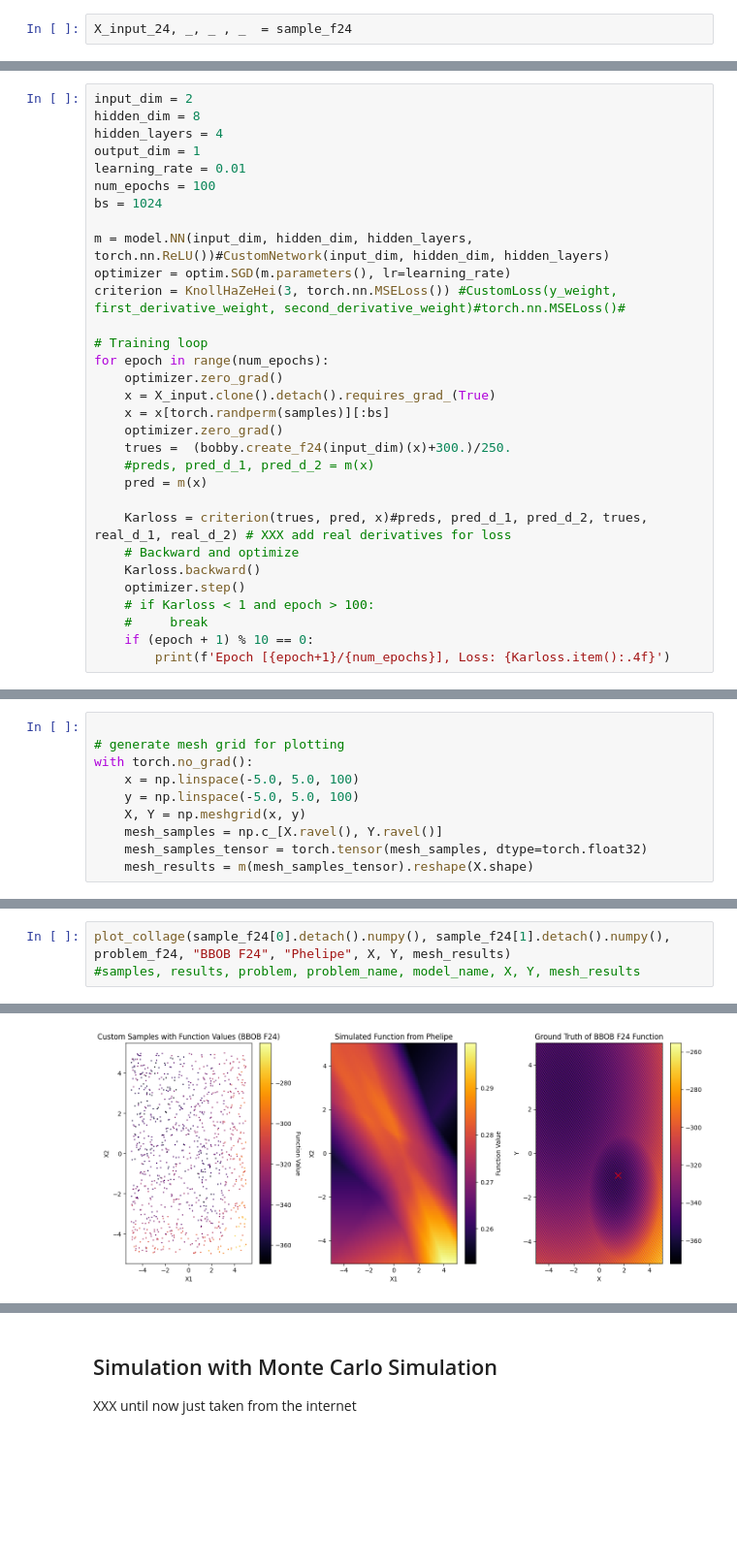
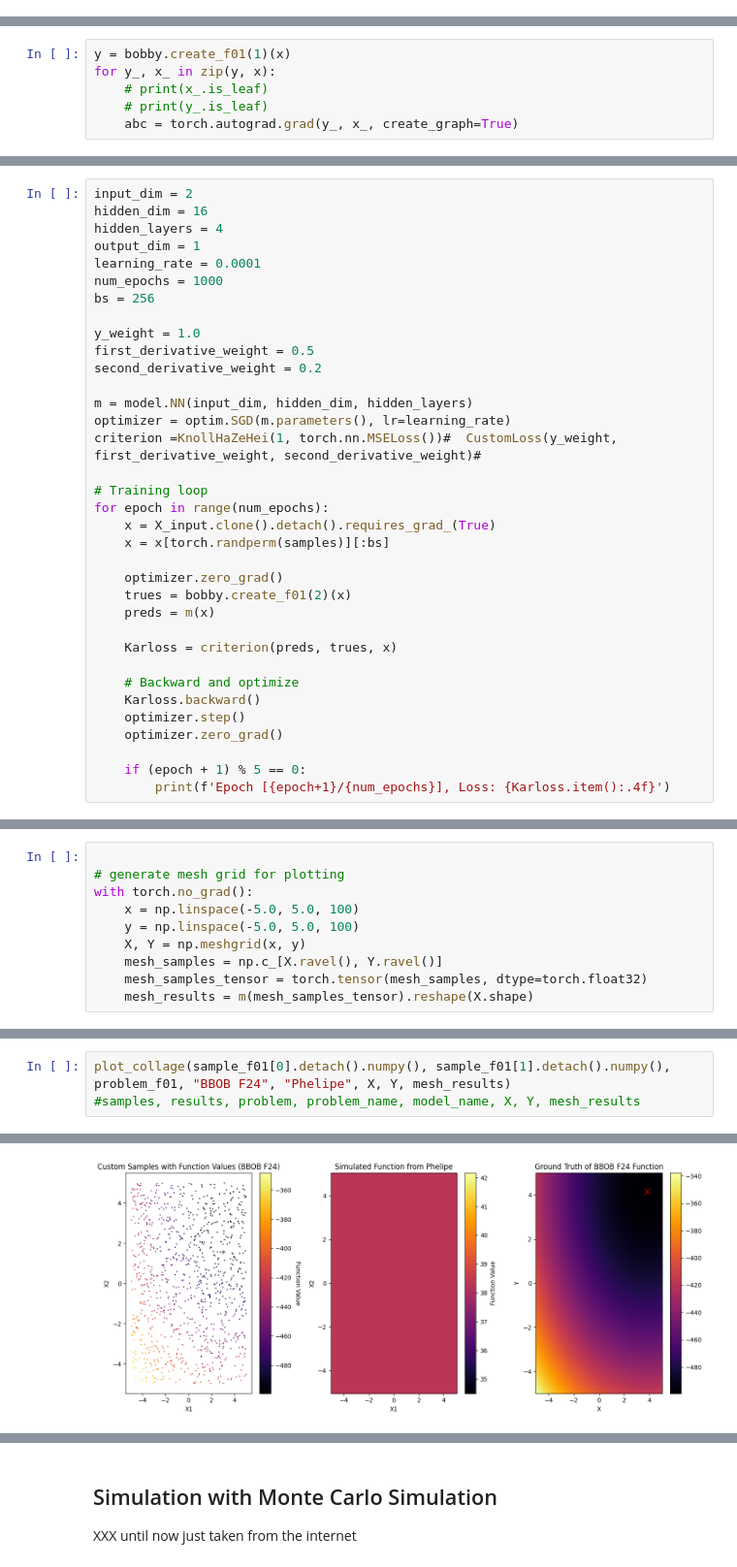
Before and after one commit to mo374z/OptimizationTestfunctionGeneration, a Jupyter notebook: main/function_simulation.ipynb, the cells around one changed output, grey strips where cells are left out. Shown at 97% size. Cells and saved outputs as stored; diff of their text form; blank space fills up the shorter version.

```diff
--- a/main/function_simulation.ipynb
+++ b/main/function_simulation.ipynb
@@ -59,5 +59,3 @@ sample_f01 = gt_sampling.get_sample(problem_f01, n_samples=samples, n_dim=2, see
 sample_f03 = gt_sampling.get_sample(problem_f03, n_samples=samples, n_dim=2, seed=42, method='random',)
 sample_f24 = gt_sampling.get_sample(problem_f24, n_samples=samples, n_dim=2, seed=42, method='random',)
 sample_f00 = gt_sampling.get_sample(problem_f00, n_samples=samples, n_dim=2, seed=42, method='random',)
-# %%
-X_input_24, _, _ , _  = sample_f24
@@ -133,0 +64,6 @@ class CustomLoss(torch.nn.Module):
+# %%
+y = bobby.create_f01(1)(x)
+for y_, x_ in zip(y, x):
+    # print(x_.is_leaf)
+    # print(y_.is_leaf)
+    abc = torch.autograd.grad(y_, x_, create_graph=True)
@@ -156,33 +163,37 @@ class KnollHaZeHei(torch.nn.Module):
         return loss
 # %%
 input_dim = 2
-hidden_dim = 8
+hidden_dim = 16
 hidden_layers = 4
 output_dim = 1
-learning_rate = 0.01
-num_epochs = 100
-bs = 1024
+learning_rate = 0.0001
+num_epochs = 1000
+bs = 256
 
-m = model.NN(input_dim, hidden_dim, hidden_layers, torch.nn.ReLU())#CustomNetwork(input_dim, hidden_dim, hidden_layers)
+y_weight = 1.0
+first_derivative_weight = 0.5
+second_derivative_weight = 0.2
+
+m = model.NN(input_dim, hidden_dim, hidden_layers)
 optimizer = optim.SGD(m.parameters(), lr=learning_rate)
-criterion = KnollHaZeHei(3, torch.nn.MSELoss()) #CustomLoss(y_weight, first_derivative_weight, second_derivative_weight)#torch.nn.MSELoss()#
+criterion =KnollHaZeHei(1, torch.nn.MSELoss())#  CustomLoss(y_weight, first_derivative_weight, second_derivative_weight)#
 
 # Training loop
 for epoch in range(num_epochs):
-    optimizer.zero_grad()
     x = X_input.clone().detach().requires_grad_(True)
     x = x[torch.randperm(samples)][:bs]
+
     optimizer.zero_grad()
-    trues =  (bobby.create_f24(input_dim)(x)+300.)/250.
-    #preds, pred_d_1, pred_d_2 = m(x)
-    pred = m(x)
+    trues = bobby.create_f01(2)(x)
+    preds = m(x)
 
-    Karloss = criterion(trues, pred, x)#preds, pred_d_1, pred_d_2, trues, real_d_1, real_d_2) # XXX add real derivatives for loss
+    Karloss = criterion(preds, trues, x)
+
     # Backward and optimize
     Karloss.backward()
     optimizer.step()
-    # if Karloss < 1 and epoch > 100:
-    #     break
-    if (epoch + 1) % 10 == 0:
+    optimizer.zero_grad()
+
+    if (epoch + 1) % 5 == 0:
         print(f'Epoch [{epoch+1}/{num_epochs}], Loss: {Karloss.item():.4f}')
 # %% [output]
@@ -207,6 +219,6 @@ plot_simulated_meshgrid(X, Y, mesh_results, model='NN')
 # %%
-plot_collage(sample_f24[0].detach().numpy(), sample_f24[1].detach().numpy(), problem_f24, "BBOB F24", "Phelipe", X, Y, mesh_results)
+plot_collage(sample_f01[0].detach().numpy(), sample_f01[1].detach().numpy(), problem_f01, "BBOB F24", "Phelipe", X, Y, mesh_results)
 #samples, results, problem, problem_name, model_name, X, Y, mesh_results
 # %% [output]
 <Axes: title={'center': 'Ground Truth of BBOB F24 Function'}, xlabel='X', ylabel='Y'>
-[figure, old version]
+[figure, new version]
```
Also changed, not shown: parts of 13 cells of this notebook, 3 other files.
